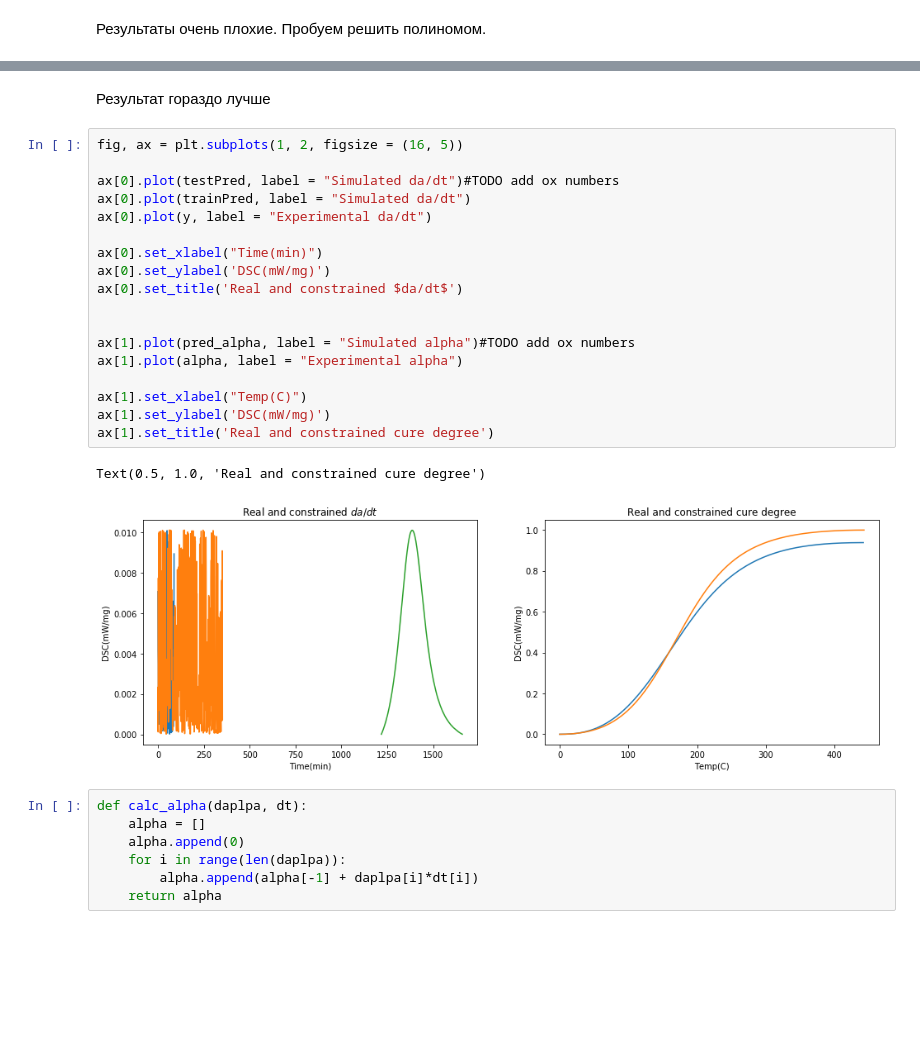
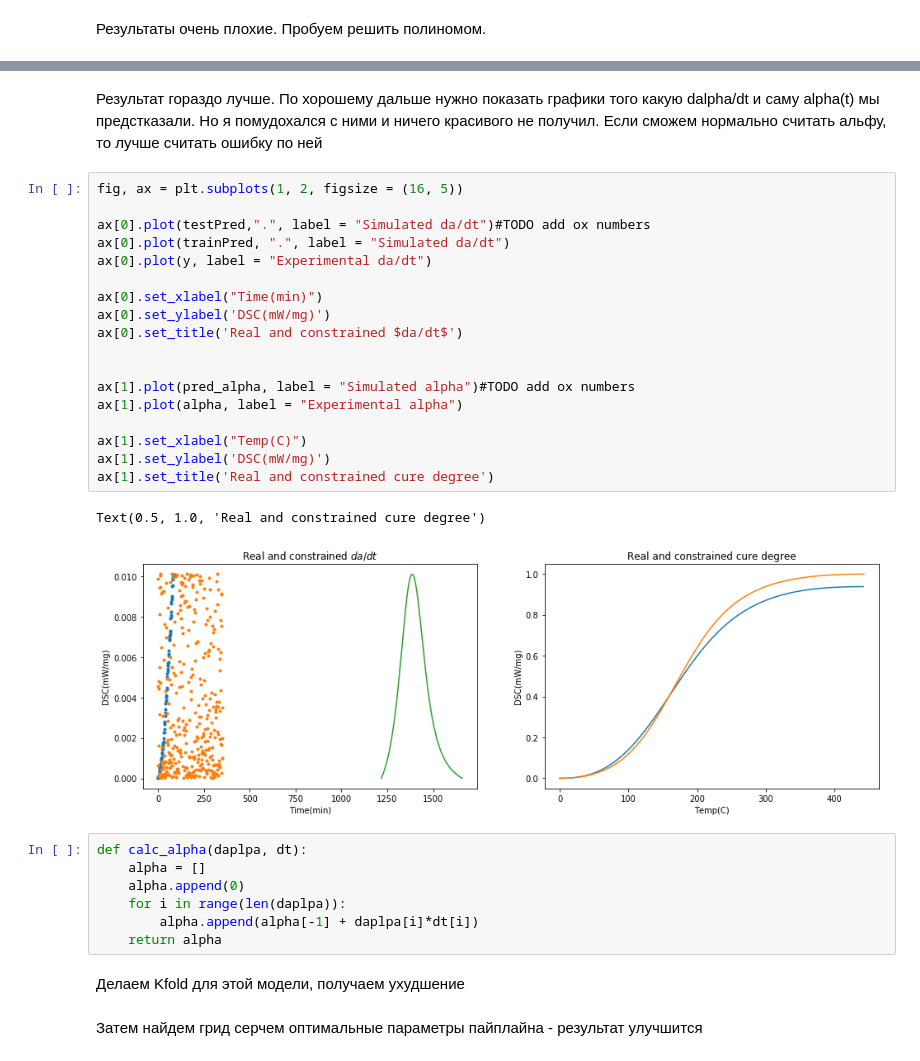
Before and after one commit to YarikineZ/DS_final_project, a Jupyter notebook: Final project.ipynb, the cells around one changed output, grey strips where cells are left out. Saved outputs shown, nothing was run; the diff lists cells and outputs as text; blank space fills up the shorter version.

```diff
--- a/Final project.ipynb
+++ b/Final project.ipynb
@@ -321,26 +322,26 @@ print(r2_score_test, r2_score_train)
-# %% [markdown]
-Результат гораздо лучше
+# %% [markdown]
+Результат гораздо лучше. По хорошему дальше нужно показать графики того какую dalpha/dt и саму alpha(t) мы предстказали. Но я помудохался с ними и ничего красивого не получил. Если сможем нормально считать альфу, то лучше считать ошибку по ней
 # %%
 fig, ax = plt.subplots(1, 2, figsize = (16, 5))
 
-ax[0].plot(testPred, label = "Simulated da/dt")#TODO add ox numbers
-ax[0].plot(trainPred, label = "Simulated da/dt")
+ax[0].plot(testPred,".", label = "Simulated da/dt")#TODO add ox numbers
+ax[0].plot(trainPred, ".", label = "Simulated da/dt")
 ax[0].plot(y, label = "Experimental da/dt")
 
 ax[0].set_xlabel("Time(min)")
 ax[0].set_ylabel('DSC(mW/mg)')
 ax[0].set_title('Real and constrained $da/dt$')
 
 
 ax[1].plot(pred_alpha, label = "Simulated alpha")#TODO add ox numbers
 ax[1].plot(alpha, label = "Experimental alpha")
 
 ax[1].set_xlabel("Temp(C)")
 ax[1].set_ylabel('DSC(mW/mg)')
 ax[1].set_title('Real and constrained cure degree')
 # %% [output]
 Text(0.5, 1.0, 'Real and constrained cure degree')
-[figure, old version]
+[figure, new version]
 # %%
 def calc_alpha(daplpa, dt):
     alpha = []
@@ -348,3 +349,7 @@ def calc_alpha(daplpa, dt):
     for i in range(len(daplpa)):
         alpha.append(alpha[-1] + daplpa[i]*dt[i])
     return alpha
+# %% [markdown]
+Делаем Kfold для этой модели, получаем ухудшение
+# %% [markdown]
+Затем найдем грид серчем оптимальные параметры пайплайна - результат улучшится
```
Also changed, not shown: parts of 6 cells of this notebook.
